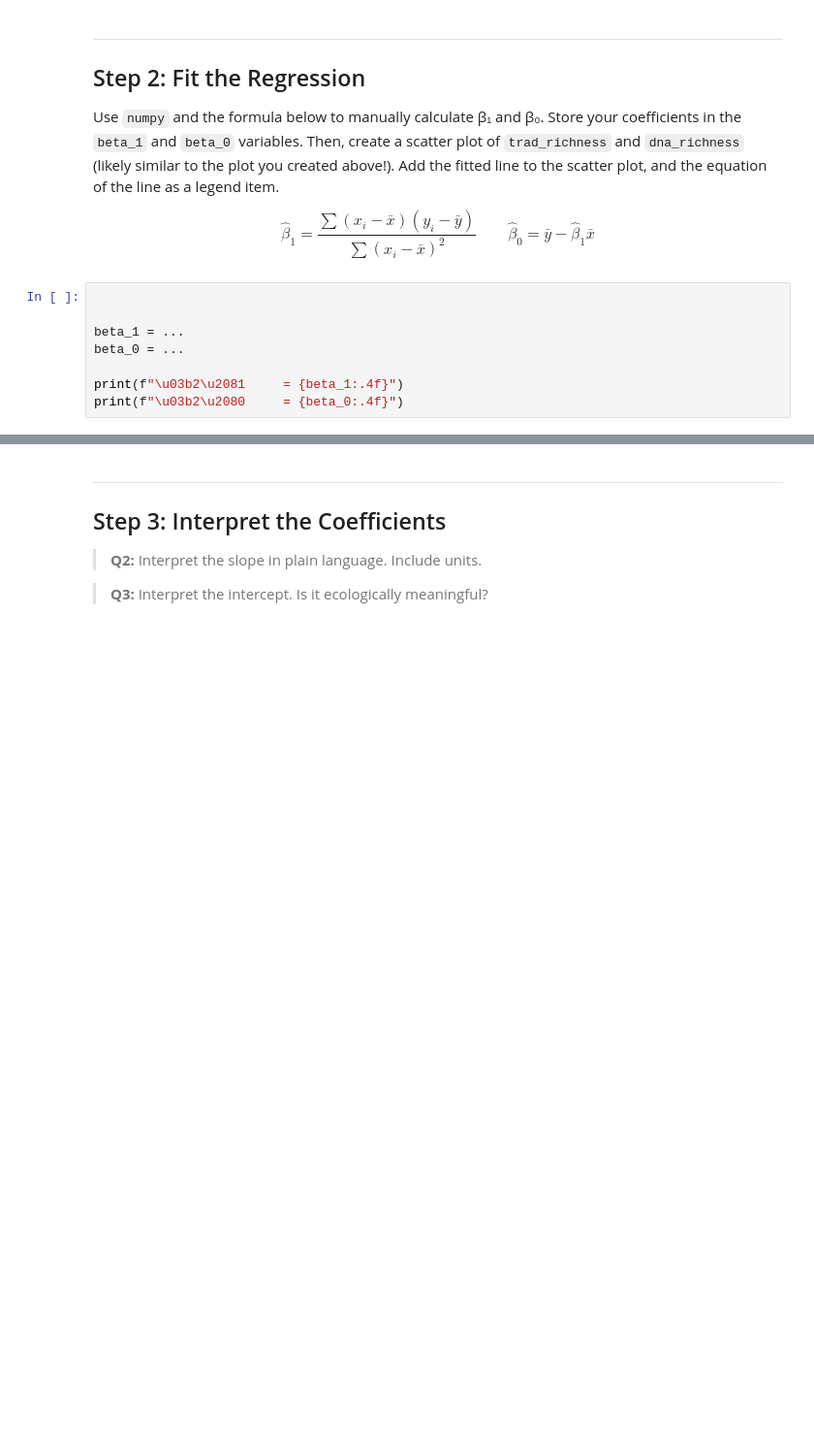
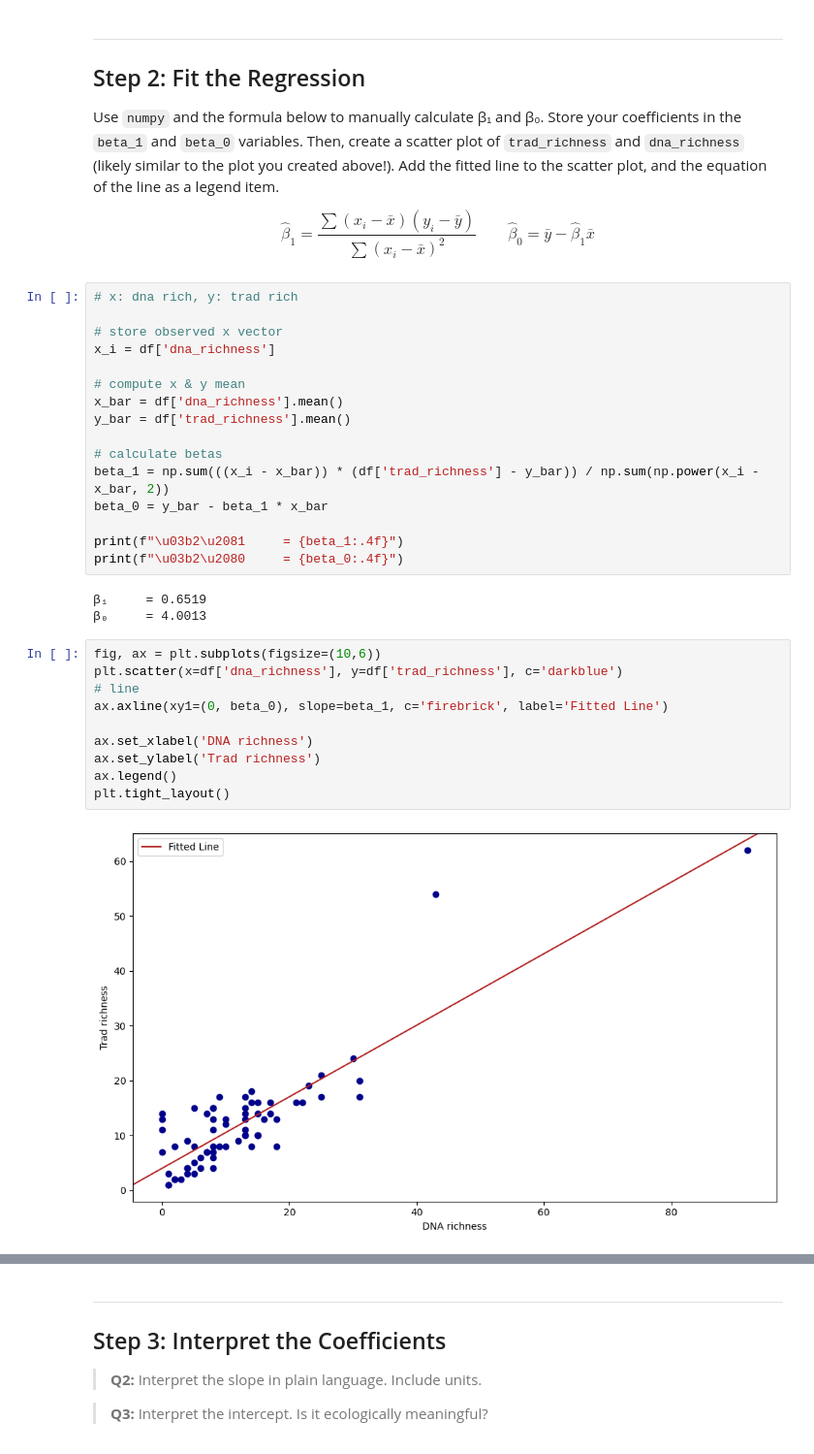
Before and after one commit to zachyyy700/eds232-hw1, a Jupyter notebook: task2/hw1-task2.ipynb, the cells around one changed output, grey strips where cells are left out. Shown at 97% size. Saved outputs shown, nothing was run; the diff lists cells and outputs as text; blank space fills up the shorter version.

```diff
--- a/task2/hw1-task2.ipynb
+++ b/task2/hw1-task2.ipynb
@@ -83,12 +83,35 @@ Use `numpy` and the formula below to manually calculate β₁ and β₀. Store y
 
 $$\hat{\beta}_1 = \frac{\sum(x_i - \bar{x})(y_i - \bar{y})}{\sum(x_i - \bar{x})^2} \qquad \hat{\beta}_0 = \bar{y} - \hat{\beta}_1\bar{x}$$
 # %%
+# x: dna rich, y: trad rich
 
+# store observed x vector
+x_i = df['dna_richness']
 
-beta_1 = ...
-beta_0 = ...
+# compute x & y mean
+x_bar = df['dna_richness'].mean()
+y_bar = df['trad_richness'].mean()
+
+# calculate betas
+beta_1 = np.sum(((x_i - x_bar)) * (df['trad_richness'] - y_bar)) / np.sum(np.power(x_i - x_bar, 2))
+beta_0 = y_bar - beta_1 * x_bar
 
 print(f"\u03b2\u2081     = {beta_1:.4f}")
 print(f"\u03b2\u2080     = {beta_0:.4f}")
+# %% [output]
+β₁     = 0.6519
+β₀     = 4.0013
+# %%
+fig, ax = plt.subplots(figsize=(10,6))
+plt.scatter(x=df['dna_richness'], y=df['trad_richness'], c='darkblue')
+# line
+ax.axline(xy1=(0, beta_0), slope=beta_1, c='firebrick', label='Fitted Line')
+
+ax.set_xlabel('DNA richness')
+ax.set_ylabel('Trad richness')
+ax.legend()
+plt.tight_layout()
+# %% [output]
+[figure, added]
 # %%
 grader.check("q2")
```
Also changed, not shown: parts of 19 cells of this notebook.
